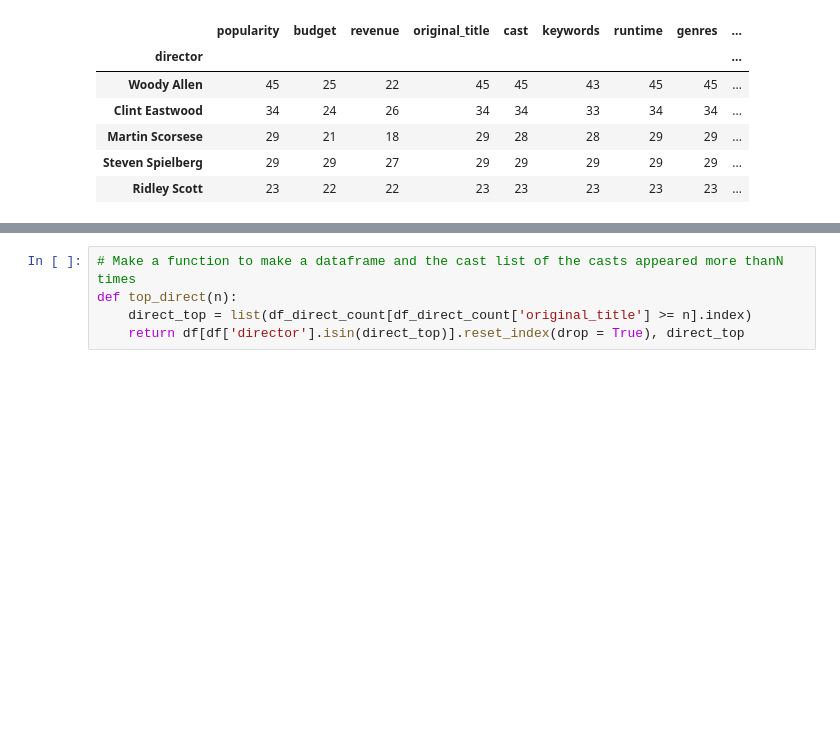
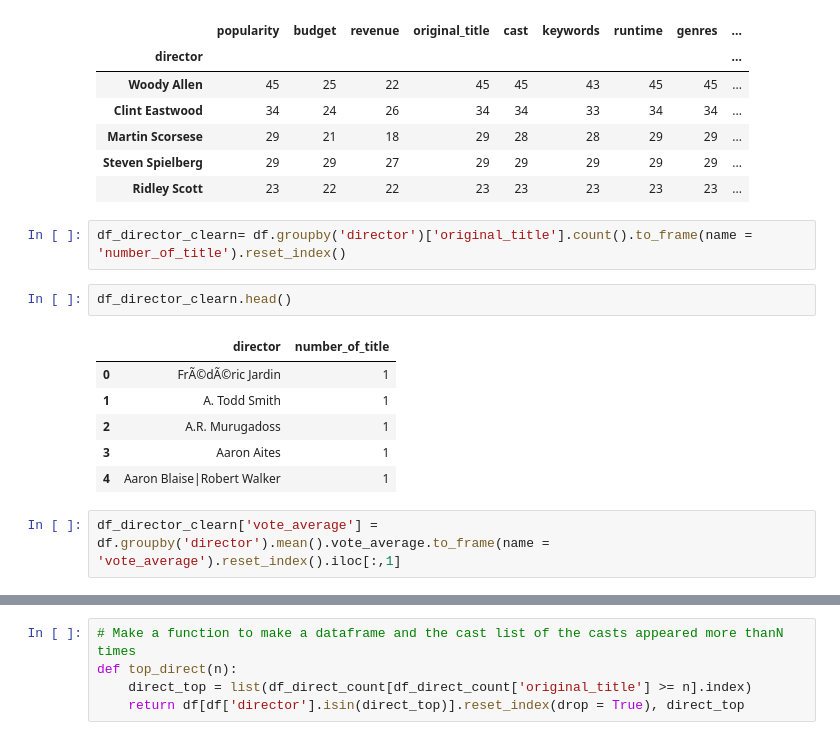
Before and after one commit to KaoriMI/Project_Investigate_a_Dataset, a Jupyter notebook: investigate-a-dataset-template.ipynb, the cells around one changed output, grey strips where cells are left out. Saved outputs shown, nothing was run; the diff lists cells and outputs as text; blank space fills up the shorter version.

```diff
--- a/investigate-a-dataset-template.ipynb
+++ b/investigate-a-dataset-template.ipynb
@@ -552,3 +588,16 @@ df_direct_count.head()
 | Martin Scorsese | 29 | 21 | 18 | 29 | 28 | 28 | 29 | 29 | ... |
 | Steven Spielberg | 29 | 29 | 27 | 29 | 29 | 29 | 29 | 29 | ... |
 | Ridley Scott | 23 | 22 | 22 | 23 | 23 | 23 | 23 | 23 | ... |
+# %%
+df_director_clearn= df.groupby('director')['original_title'].count().to_frame(name = 'number_of_title').reset_index()
+# %%
+df_director_clearn.head()
+# %% [output]
+|  | director | number_of_title |
+| 0 | FrÃ©dÃ©ric Jardin | 1 |
+| 1 | A. Todd Smith | 1 |
+| 2 | A.R. Murugadoss | 1 |
+| 3 | Aaron Aites | 1 |
+| 4 | Aaron Blaise|Robert Walker | 1 |
+# %%
+df_director_clearn['vote_average'] = df.groupby('director').mean().vote_average.to_frame(name = 'vote_average').reset_index().iloc[:,1]
```
Also changed, not shown: parts of 7 cells of this notebook, 1 other file.
